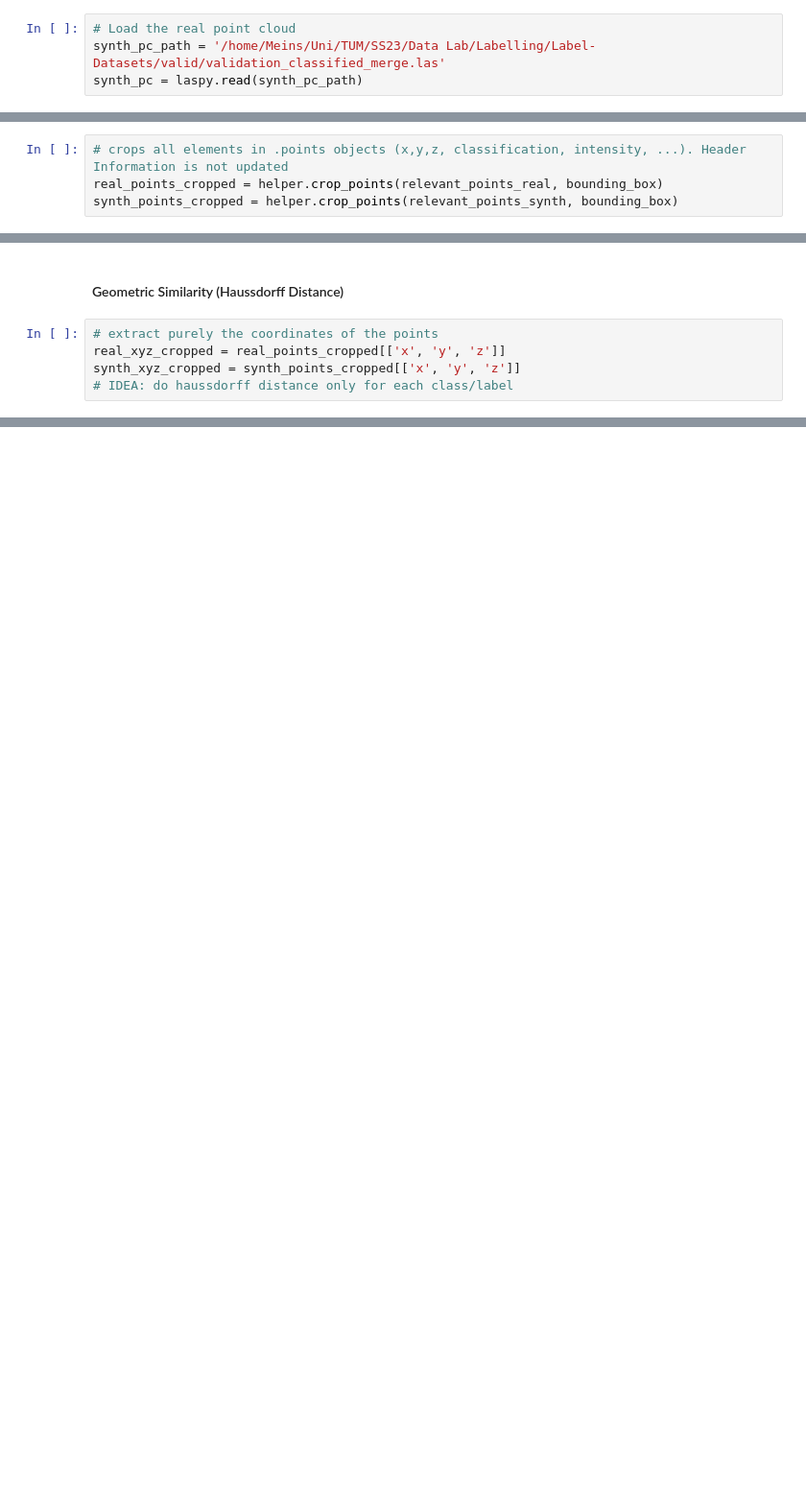
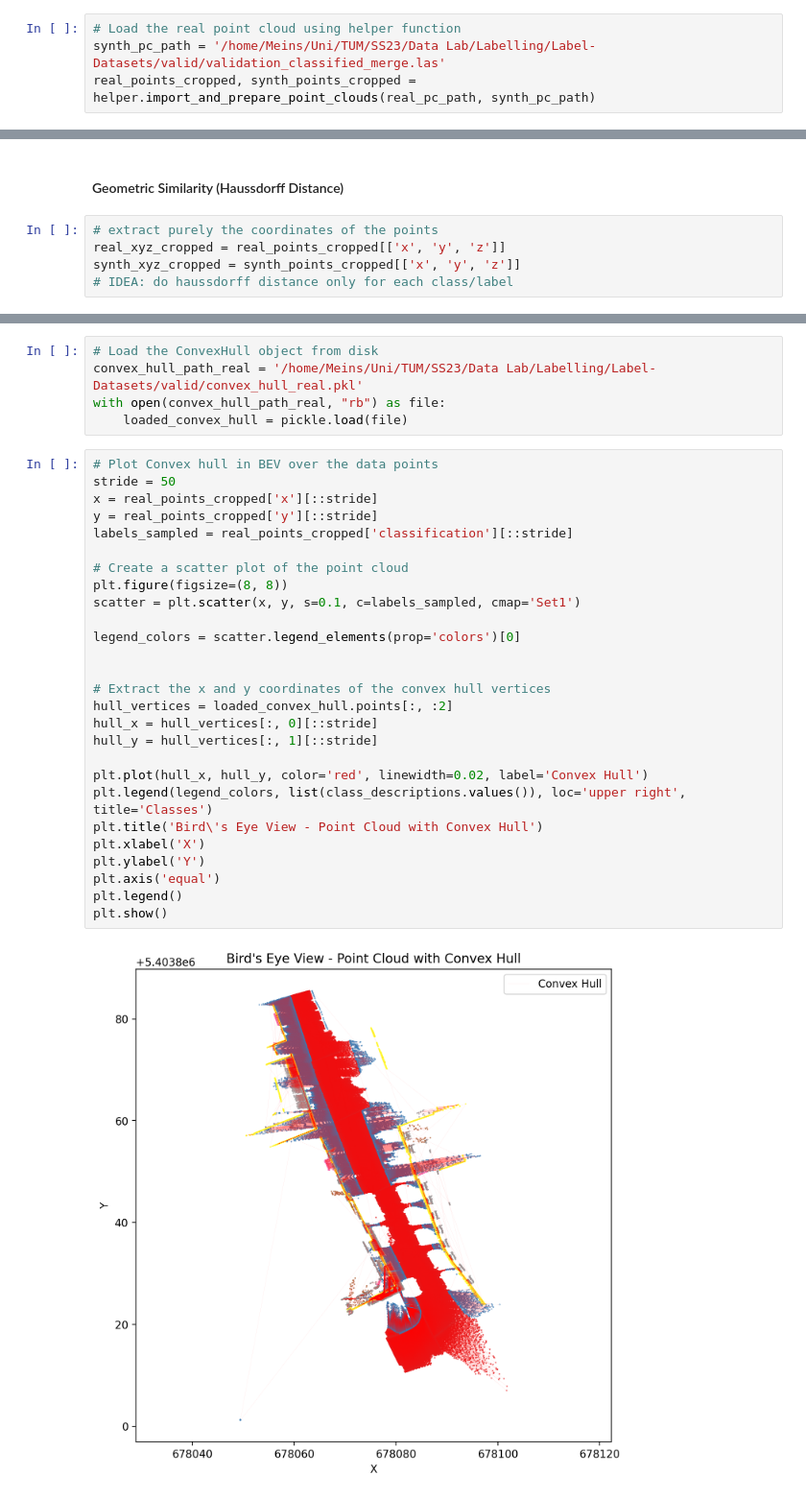
Before and after one commit to Madlab2/CloudMetrics, a Jupyter notebook: notebooks/compare_pointclouds.ipynb, the cells around one changed output, grey strips where cells are left out. Shown at 96% size. Cells and saved outputs as stored; diff of their text form; blank space fills up the shorter version.

Commit message:
Scripts, Haussdorf, Classes - Finished script for Convex hulls. - Created Script for Haussdorff Computation - Put class dict into seperate file - updated helper.py and notebook

```diff
--- a/notebooks/compare_pointclouds.ipynb
+++ b/notebooks/compare_pointclouds.ipynb
@@ -83,6 +84,6 @@ helper.plot_bev(relevant_points_real, class_descriptions)
 # %% [markdown]
 #### Load Synthetic Point Cloud
 # %%
-# Load the real point cloud
+# Load the real point cloud using helper function
 synth_pc_path = '/home/Meins/Uni/TUM/SS23/Data Lab/Labelling/Label-Datasets/valid/validation_classified_merge.las'
-synth_pc = laspy.read(synth_pc_path)
+real_points_cropped, synth_points_cropped = helper.import_and_prepare_point_clouds(real_pc_path, synth_pc_path)
@@ -125,4 +104,0 @@ print(bounding_box)
-# %%
-# crops all elements in .points objects (x,y,z, classification, intensity, ...). Header Information is not updated
-real_points_cropped = helper.crop_points(relevant_points_real, bounding_box)
-synth_points_cropped = helper.crop_points(relevant_points_synth, bounding_box)
@@ -153,0 +118,34 @@ synth_xyz_cropped = synth_points_cropped[['x', 'y', 'z']]
+# %%
+# Load the ConvexHull object from disk
+convex_hull_path_real = '/home/Meins/Uni/TUM/SS23/Data Lab/Labelling/Label-Datasets/valid/convex_hull_real.pkl'
+with open(convex_hull_path_real, "rb") as file:
+    loaded_convex_hull = pickle.load(file)
+# %%
+# Plot Convex hull in BEV over the data points
+stride = 50
+x = real_points_cropped['x'][::stride]
+y = real_points_cropped['y'][::stride]
+labels_sampled = real_points_cropped['classification'][::stride]
+
+# Create a scatter plot of the point cloud
+plt.figure(figsize=(8, 8))
+scatter = plt.scatter(x, y, s=0.1, c=labels_sampled, cmap='Set1')
+
+legend_colors = scatter.legend_elements(prop='colors')[0]
+
+
+# Extract the x and y coordinates of the convex hull vertices
+hull_vertices = loaded_convex_hull.points[:, :2]
+hull_x = hull_vertices[:, 0][::stride]
+hull_y = hull_vertices[:, 1][::stride]
+
+plt.plot(hull_x, hull_y, color='red', linewidth=0.02, label='Convex Hull')
+plt.legend(legend_colors, list(class_descriptions.values()), loc='upper right', title='Classes')
+plt.title('Bird\'s Eye View - Point Cloud with Convex Hull')
+plt.xlabel('X')
+plt.ylabel('Y')
+plt.axis('equal')
+plt.legend()
+plt.show()
+# %% [output]
+[figure, added]
```
Also changed, not shown: parts of 16 cells of this notebook, 4 other files.
